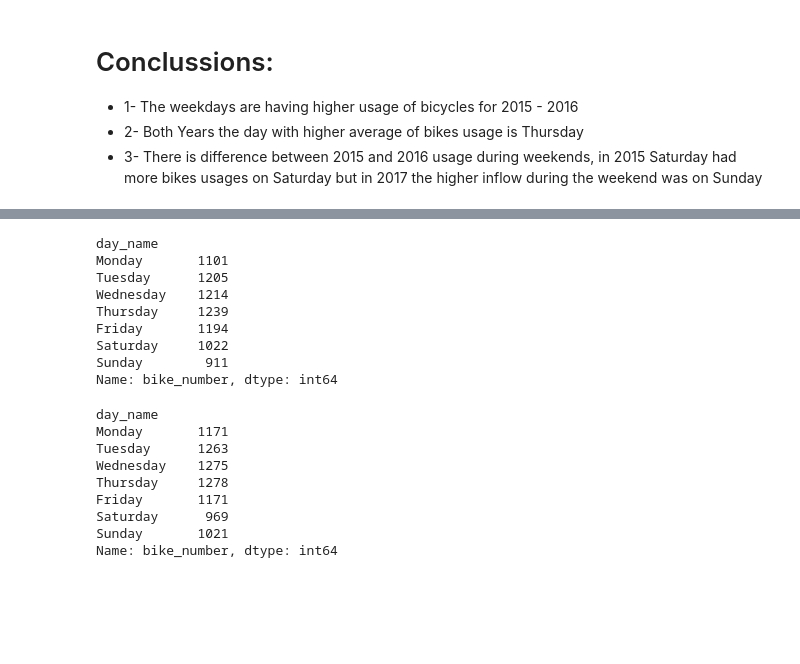
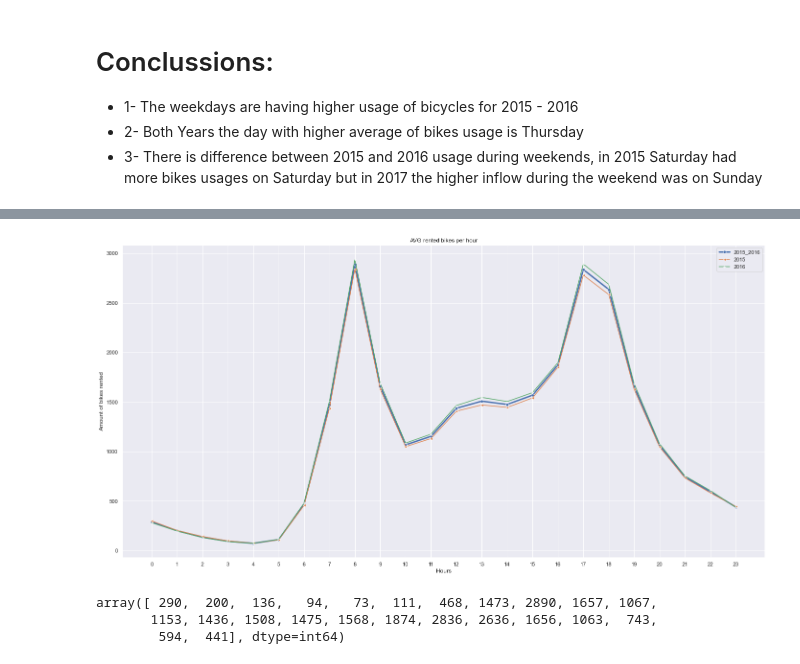
Before and after one commit to isra-st/London_Bike_Sharing, a Jupyter notebook: Visualizations_Draft_Isra.ipynb, the cells around one changed output, grey strips where cells are left out. Cells and saved outputs as stored; diff of their text form; code cells hidden in the pictures; blank space fills up the shorter version.

```diff
--- a/Visualizations_Draft_Isra.ipynb
+++ b/Visualizations_Draft_Isra.ipynb
@@ -149,0 +170,4 @@ Name: bike_number, dtype: float64
+# %%
+df['time_hour'] = df.time.apply(lambda x : x.strftime('%H'))
+# %%
+df['time_hour_number'] = df.timestamp.apply(lambda x : x.strftime('%H:%M'))
@@ -149,0 +188,2 @@ Name: bike_number, dtype: float64
+# %%
+df['time_hour_number'] = df['time_hour'].astype('int64')
@@ -150,24 +206,2 @@ Name: bike_number, dtype: float64
 # %%
-(df.loc[df['year']==2015].groupby('day_name').bike_number.agg('mean').round()).astype('int64')
+years_hour = (df.groupby('time_hour_number').bike_number.agg('mean').round()).astype('int64')
-# %% [output]
-day_name
-Monday       1101
-Tuesday      1205
-Wednesday    1214
-Thursday     1239
-Friday       1194
-Saturday     1022
-Sunday        911
-Name: bike_number, dtype: int64
-# %%
-(df.loc[df['year']==2016].groupby('day_name').bike_number.agg('mean')).astype('int64')
-# %% [output]
-day_name
-Monday       1171
-Tuesday      1263
-Wednesday    1275
-Thursday     1278
-Friday       1171
-Saturday      969
-Sunday       1021
-Name: bike_number, dtype: int64
@@ -173,0 +210,29 @@ Name: bike_number, dtype: int64
+# %%
+h_2015_2016 = (df.groupby('time_hour_number').bike_number.agg('mean').round()).astype('int64')
+h_2015_2016 = pd.DataFrame(h_2015_2016)
+h_2015= df.loc[df['year']==2015].groupby('time_hour_number').bike_number.agg('mean').round().astype('int64')
+h_2015=pd.DataFrame(h_2015)
+h_2016= df.loc[df['year']==2016].groupby('time_hour_number').bike_number.agg('mean').round().astype('int64')
+h_2016=pd.DataFrame(h_2016)
+# %%
+fig=plt.figure(figsize=(24,12))
+plt.grid()
+sns.set(context='notebook', style='darkgrid', palette='deep', font='sans-serif', font_scale=1, color_codes=False, rc=None)
+p_h_2015_2016 =sns.lineplot(data=h_2015_2016, y=h_2015_2016['bike_number'], x='time_hour_number', lw=3, marker='o')
+p_h_2015 = sns.lineplot(data=h_2015, y=h_2015['bike_number'], x='time_hour_number', marker='<')
+p_h_2016 = sns.lineplot(data=h_2016, y=h_2016['bike_number'], x='time_hour_number', marker='+')
+plt.legend(('2015_2016', '2015', '2016'))
+p_h_2015_2016.set(xticks=h_2015_2016.index)
+plt.grid()
+p_h_2015_2016.title.set_text('AVG rented bikes per hour')
+p_h_2015_2016.set_xlabel('Hours')
+p_h_2015_2016.set_ylabel('Amount of bikes rented')
+plt.show()
+# %% [output]
+[figure, added]
+# %%
+h_2015_2016.bike_number.values
+# %% [output]
+array([ 290,  200,  136,   94,   73,  111,  468, 1473, 2890, 1657, 1067,
+       1153, 1436, 1508, 1475, 1568, 1874, 2836, 2636, 1656, 1063,  743,
+        594,  441], dtype=int64)
```
Also changed, not shown: parts of 15 cells of this notebook, 4 other files.
